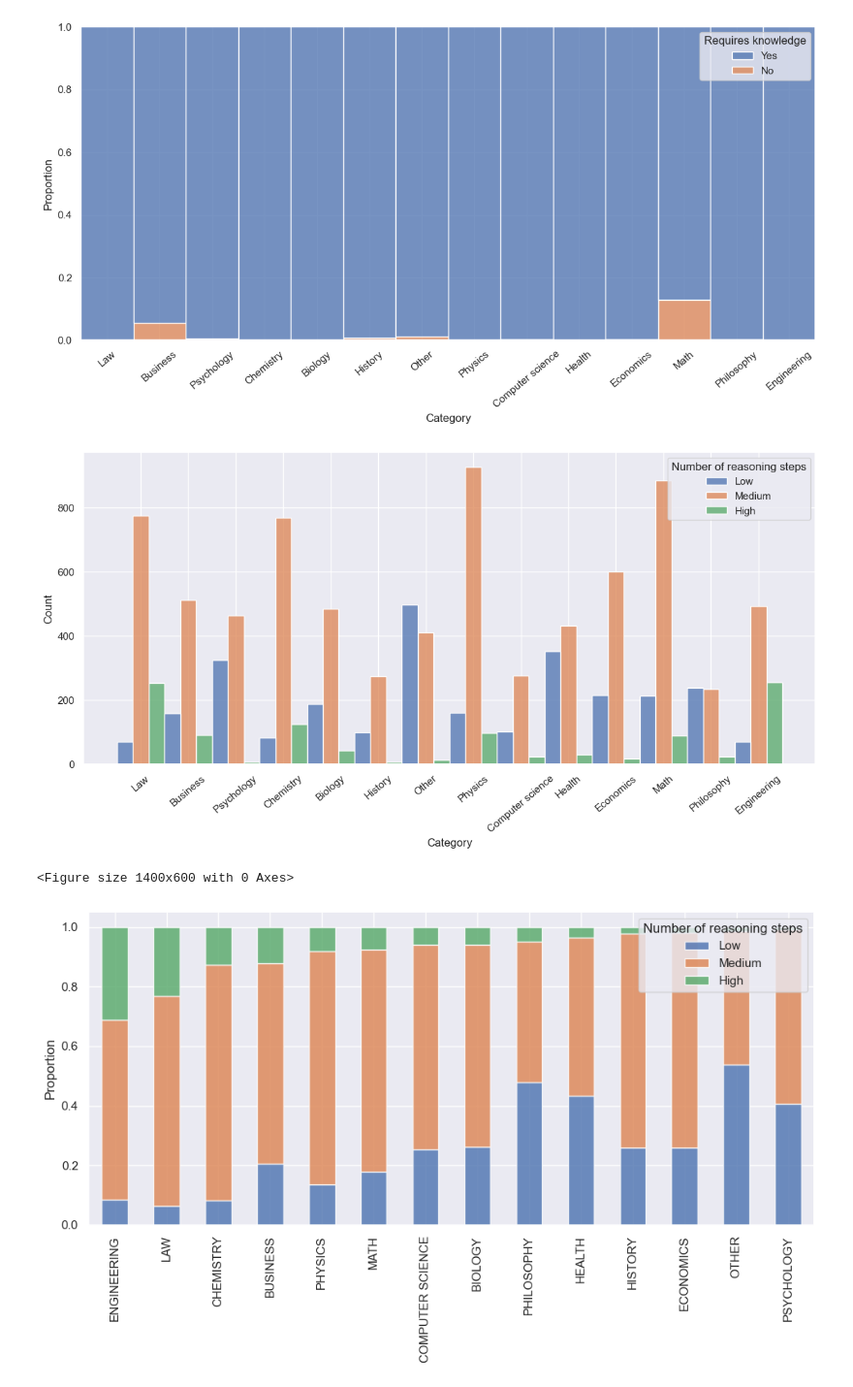
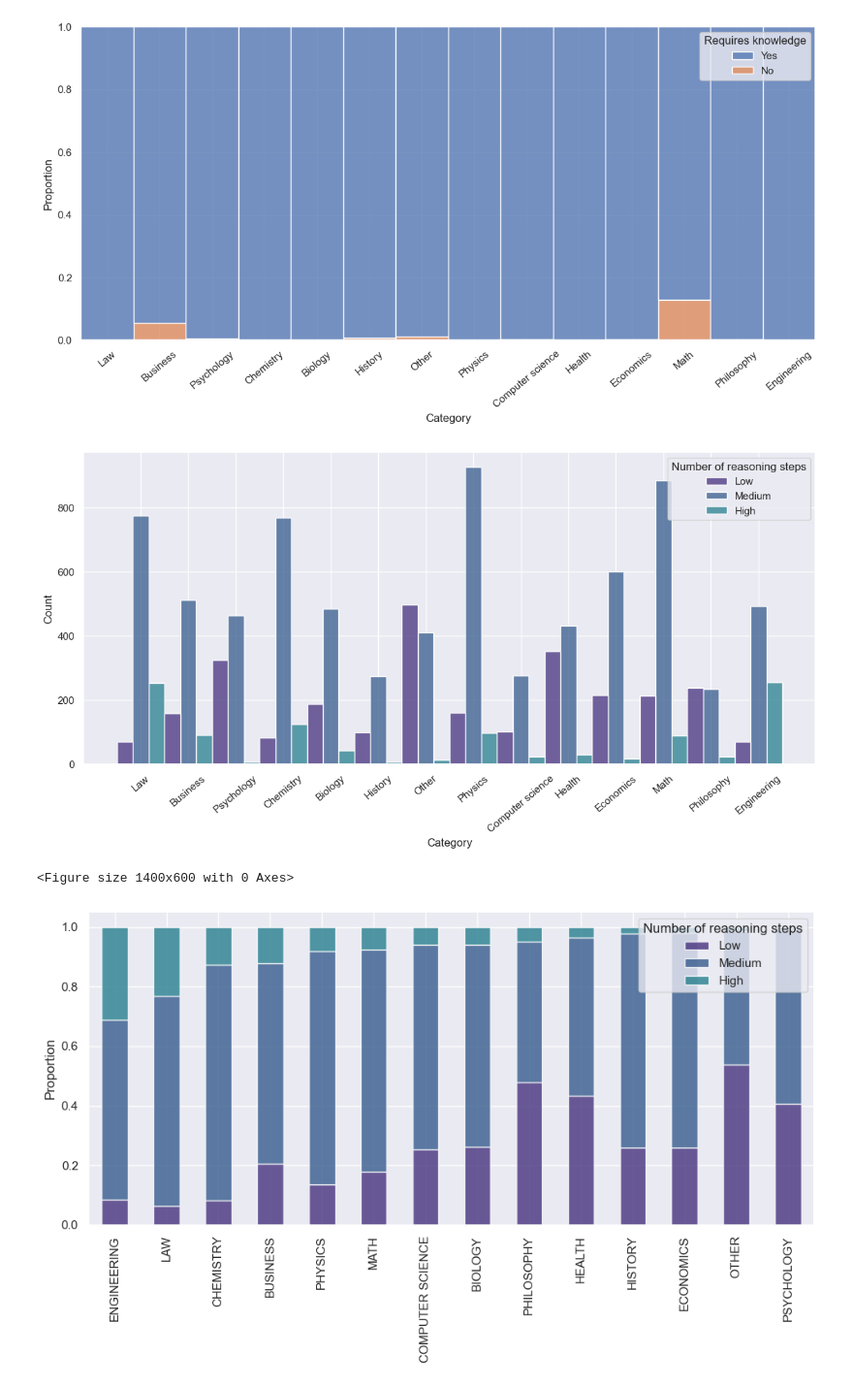
Before and after one commit to LabARSS/question-complextiy-estimation, a Jupyter notebook: notebooks/analysis_reasoning.ipynb, the cells around one changed output. Shown at 97% size. Cells and saved outputs as stored; diff of their text form; code cells hidden in the pictures.

```diff
--- a/notebooks/analysis_reasoning.ipynb
+++ b/notebooks/analysis_reasoning.ipynb
@@ -39,7 +39,7 @@ Name: count, dtype: int64
 import matplotlib.pyplot as plt
 import seaborn as sns
 
-sns.set_theme()
+sns.set_theme(palette="viridis")
 
 
 plt.figure(figsize=(14, 6))
@@ -126,7 +126,7 @@ plt.legend(handles=ax.get_legend().legend_handles, labels=["Yes", "No"], title="
 import matplotlib.pyplot as plt
 import seaborn as sns
 
-sns.set_theme()
+sns.set_theme(palette="viridis")
 
 plt.figure(figsize=(14, 6))
 ax = sns.histplot(
@@ -148,32 +148,32 @@ value_counts_df["proportion"] = value_counts_df["count"] / value_counts_df.group
 
 pivoted_data = value_counts_df.pivot(index="category", columns="masj_num_reasoning_steps", values="proportion")
 pivoted_data = pivoted_data[["Low", "Medium", "High"]]
 pivoted_data.sort_values("High", ascending=False, inplace=True)
 # print(pivoted_data)
 
 plt.figure(figsize=(14, 6))
 # ax = sns.barplot(
 #     value_counts_df,
 #     x="category",
 #     y="proportion",
 #     hue="masj_requires_reasoning",
 #     hue_order=["yes", "no"],
 #     # hue_norm=(0, 1),
 #     multiple="stack",
 # )
 ax = pivoted_data.plot(kind="bar", stacked=True, alpha=0.8, figsize=(10, 6))
 ax.set_xlabel(None)
 ax.set_ylabel("Proportion")
 ax.set_xticklabels([label.get_text().upper() for label in ax.get_xticklabels()], rotation=90)
 plt.legend(
     handles=ax.get_legend().legend_handles,
     labels=["Low", "Medium", "High"],
     title="Number of reasoning steps",
     loc="upper right",
 )
 plt.tight_layout()
 plt.savefig("reasoning_levels.pdf")
 # %% [output]
-[figure, old version]
+[figure, new version]
 <Figure size 1400x600 with 0 Axes>
-[figure, old version]
+[figure, new version]
```
Also changed, not shown: parts of 1 cell of this notebook, 1 other file.
